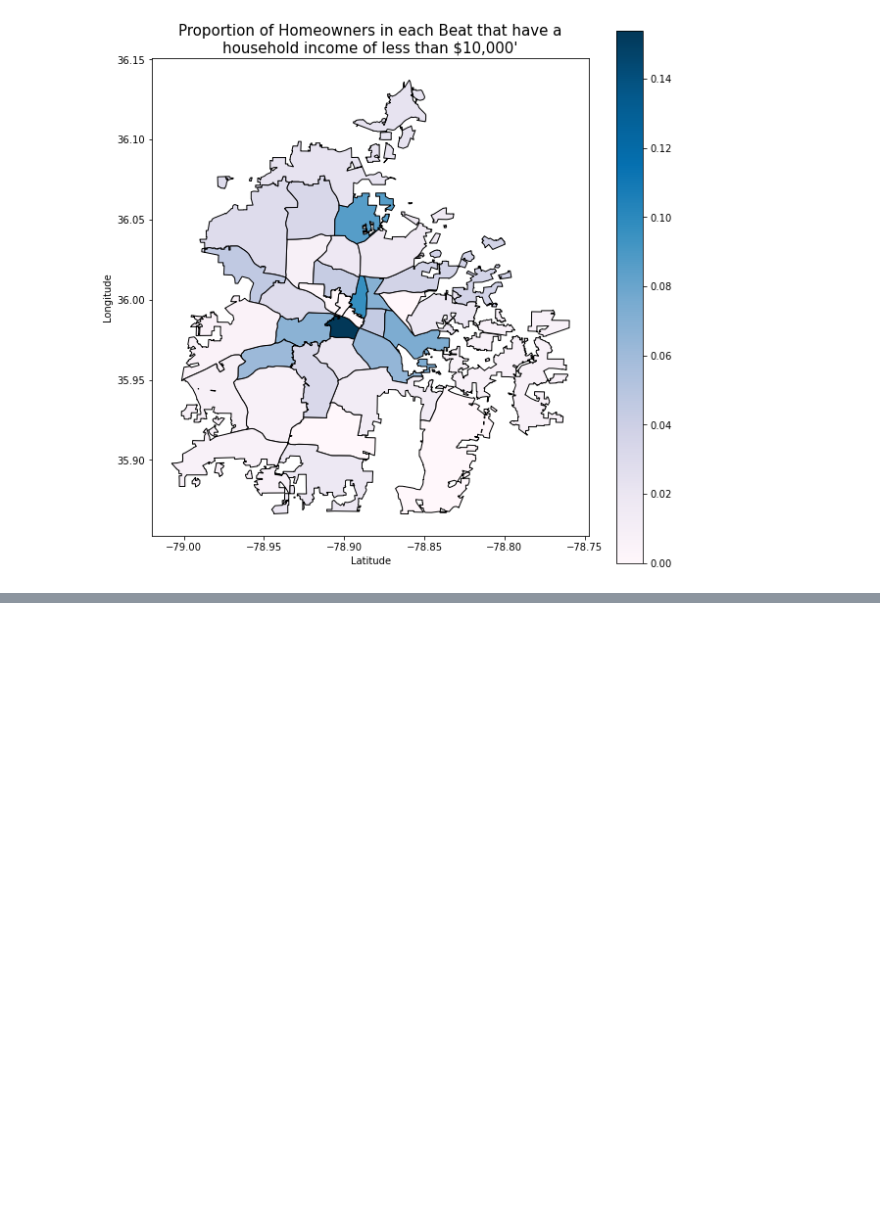
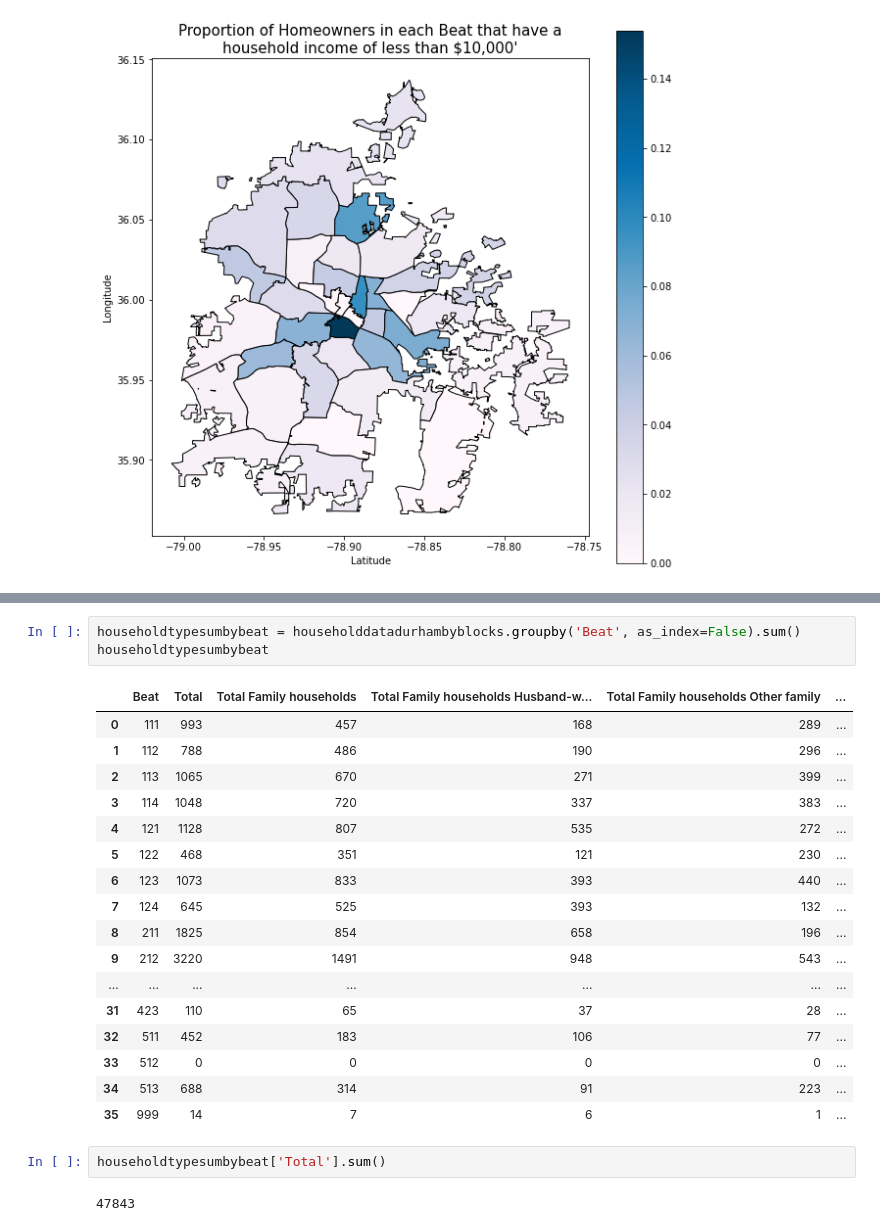
Before and after one commit to sadiesheridan/dataplus-project27-community-safety-durham, a Jupyter notebook: 10_code/hispanicanalysis.ipynb, the cells around one changed output, grey strips where cells are left out. Drawn from its saved outputs; the diff is of its cells as text; blank space fills up the shorter version.

```diff
--- a/10_code/hispanicanalysis.ipynb
+++ b/10_code/hispanicanalysis.ipynb
@@ -1021,0 +1069,25 @@ correlation
+# %%
+householdtypesumbybeat = householddatadurhambyblocks.groupby('Beat', as_index=False).sum()
+householdtypesumbybeat
+# %% [output]
+|  | Beat | Total | Total Family households | Total Family households Husband-w... | Total Family households Other family | ... |
+| 0 | 111 | 993 | 457 | 168 | 289 | ... |
+| 1 | 112 | 788 | 486 | 190 | 296 | ... |
+| 2 | 113 | 1065 | 670 | 271 | 399 | ... |
+| 3 | 114 | 1048 | 720 | 337 | 383 | ... |
+| 4 | 121 | 1128 | 807 | 535 | 272 | ... |
+| 5 | 122 | 468 | 351 | 121 | 230 | ... |
+| 6 | 123 | 1073 | 833 | 393 | 440 | ... |
+| 7 | 124 | 645 | 525 | 393 | 132 | ... |
+| 8 | 211 | 1825 | 854 | 658 | 196 | ... |
+| 9 | 212 | 3220 | 1491 | 948 | 543 | ... |
+| ... | ... | ... | ... | ... | ... | ... |
+| 31 | 423 | 110 | 65 | 37 | 28 | ... |
+| 32 | 511 | 452 | 183 | 106 | 77 | ... |
+| 33 | 512 | 0 | 0 | 0 | 0 | ... |
+| 34 | 513 | 688 | 314 | 91 | 223 | ... |
+| 35 | 999 | 14 | 7 | 6 | 1 | ... |
+# %%
+householdtypesumbybeat['Total'].sum()
+# %% [output]
+47843
```
Also changed, not shown: parts of 19 cells of this notebook.
